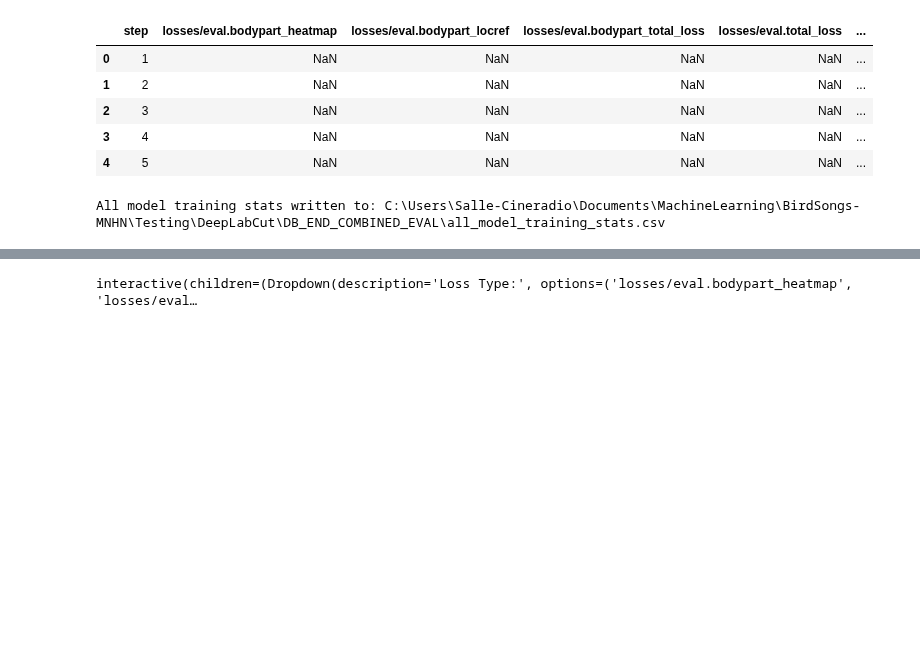
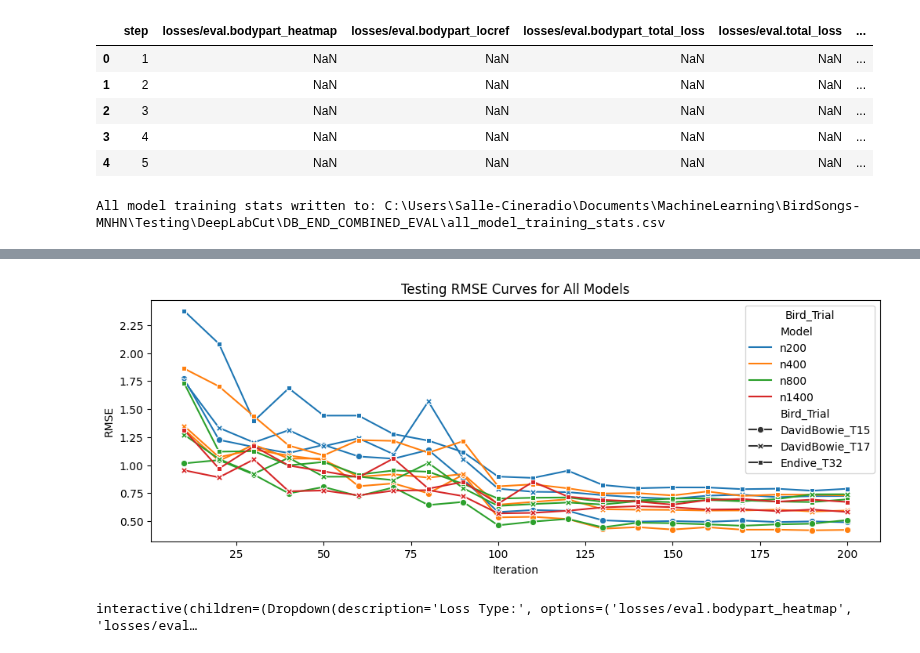
Before and after one commit to tcmarino8/BirdSongs-MNHN, a Jupyter notebook: Testing/Code-Testing/test_experiments.ipynb, the cells around one changed output, grey strips where cells are left out. Drawn from its saved outputs; the diff is of its cells as text; code cells hidden in the pictures; blank space fills up the shorter version.

Commit message:
adding subfullepoch tests

```diff
--- a/Testing/Code-Testing/test_experiments.ipynb
+++ b/Testing/Code-Testing/test_experiments.ipynb
@@ -535,3 +568,15 @@ All model training stats written to: C:\Users\Salle-Cineradio\Documents\MachineL
+# %%
+all_models_df['Bird_Trial'] = all_models_df['Bird'] + "_T" + all_models_df['Trial'].astype(str)
+plt.figure(figsize=(12, 4))
+sns.lineplot(data=all_models_df, x="step", y="metrics/test.rmse", hue='Model',  style="Bird_Trial", markers=True, dashes=False)
+plt.title("Testing RMSE Curves for All Models")
+plt.xlabel("Iteration")
+plt.ylabel("RMSE")
+plt.legend(title="Bird_Trial")
+plt.savefig(r"C:\Users\Salle-Cineradio\Documents\MachineLearning\BirdSongs-MNHN\Testing\DeepLabCut\DB_END_COMBINED_EVAL\test_metrics_rmse_wide.png")
+plt.show()
+# %% [output]
+[figure, added]
 # %%
 # make widget to filter between loss types
 from ipywidgets import widgets
```
Also changed, not shown: parts of 5 cells of this notebook, 3 other files.
